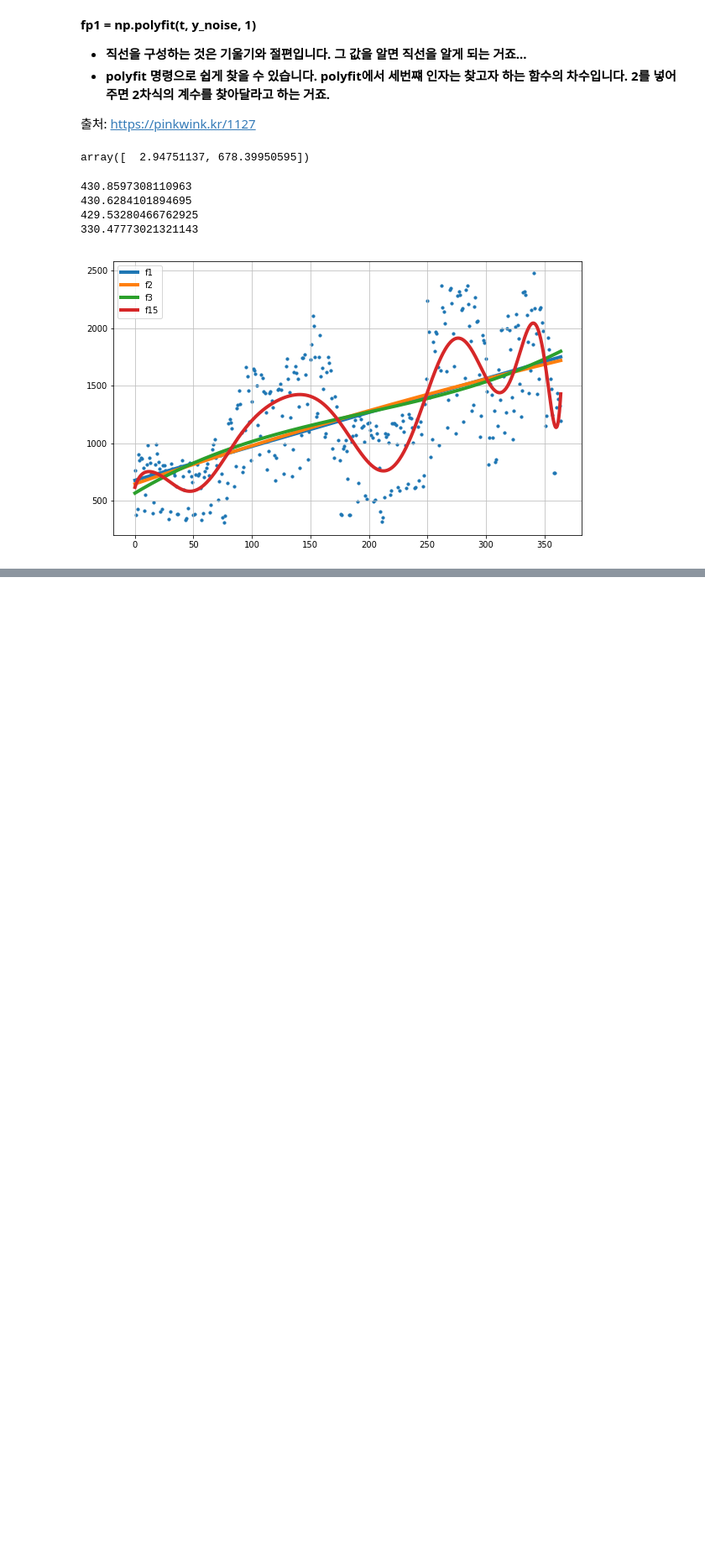
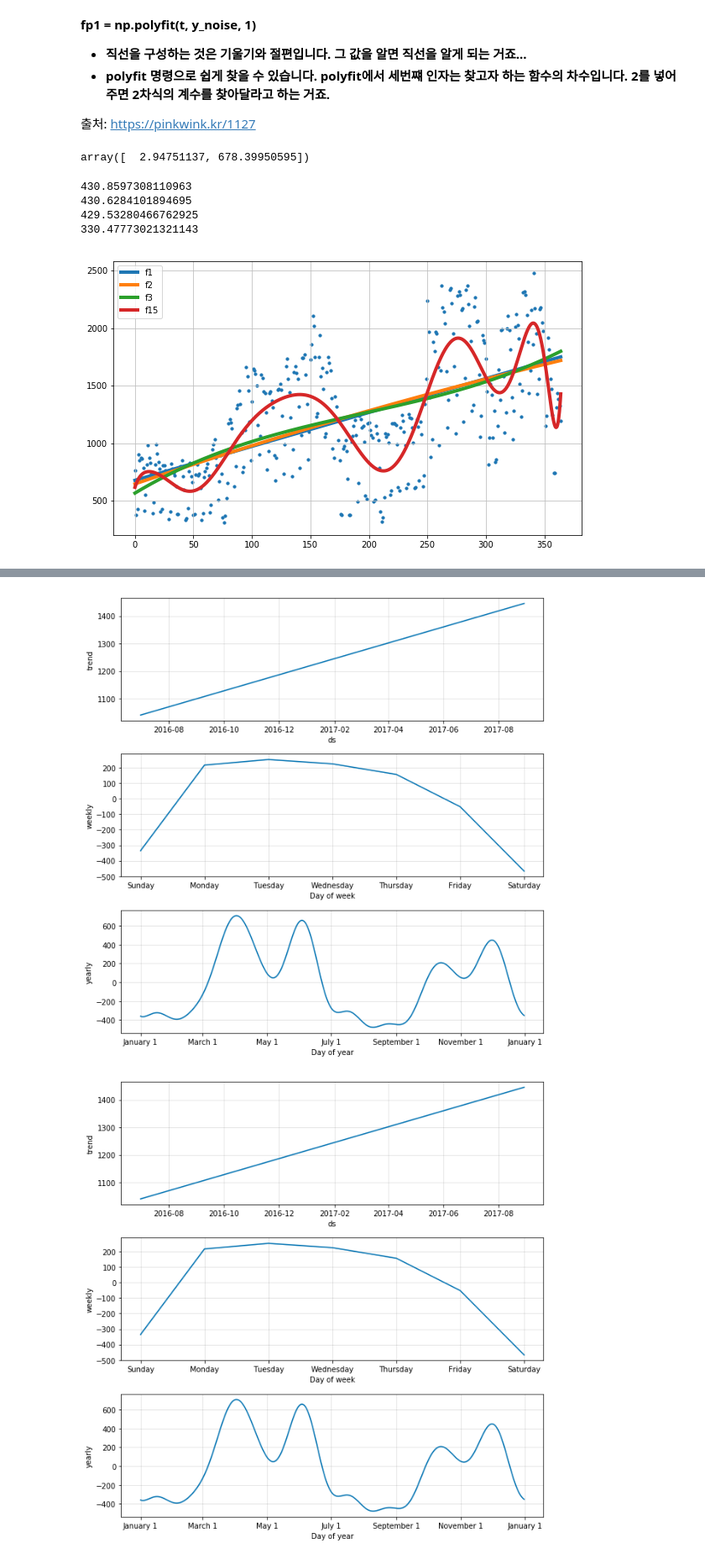
Before and after one commit to dongdong-e/Python, a Jupyter notebook: Data_Analytics/파이썬으로 데이터 주무르기/6_시계열_데이터를_다뤄보자.ipynb, the cells around one changed output, grey strips where cells are left out. Shown at 84% size. Drawn from its saved outputs; the diff is of its cells as text; code cells hidden in the pictures; blank space fills up the shorter version.

```diff
--- a/Data_Analytics/파이썬으로 데이터 주무르기/6_시계열_데이터를_다뤄보자.ipynb
+++ b/Data_Analytics/파이썬으로 데이터 주무르기/6_시계열_데이터를_다뤄보자.ipynb
@@ -115,0 +179,5 @@ plt.show()
+# %%
+m.plot_components(forecast)
+# %% [output]
+[figure, added]
+[figure, added]
```
Also changed, not shown: parts of 15 cells of this notebook.
